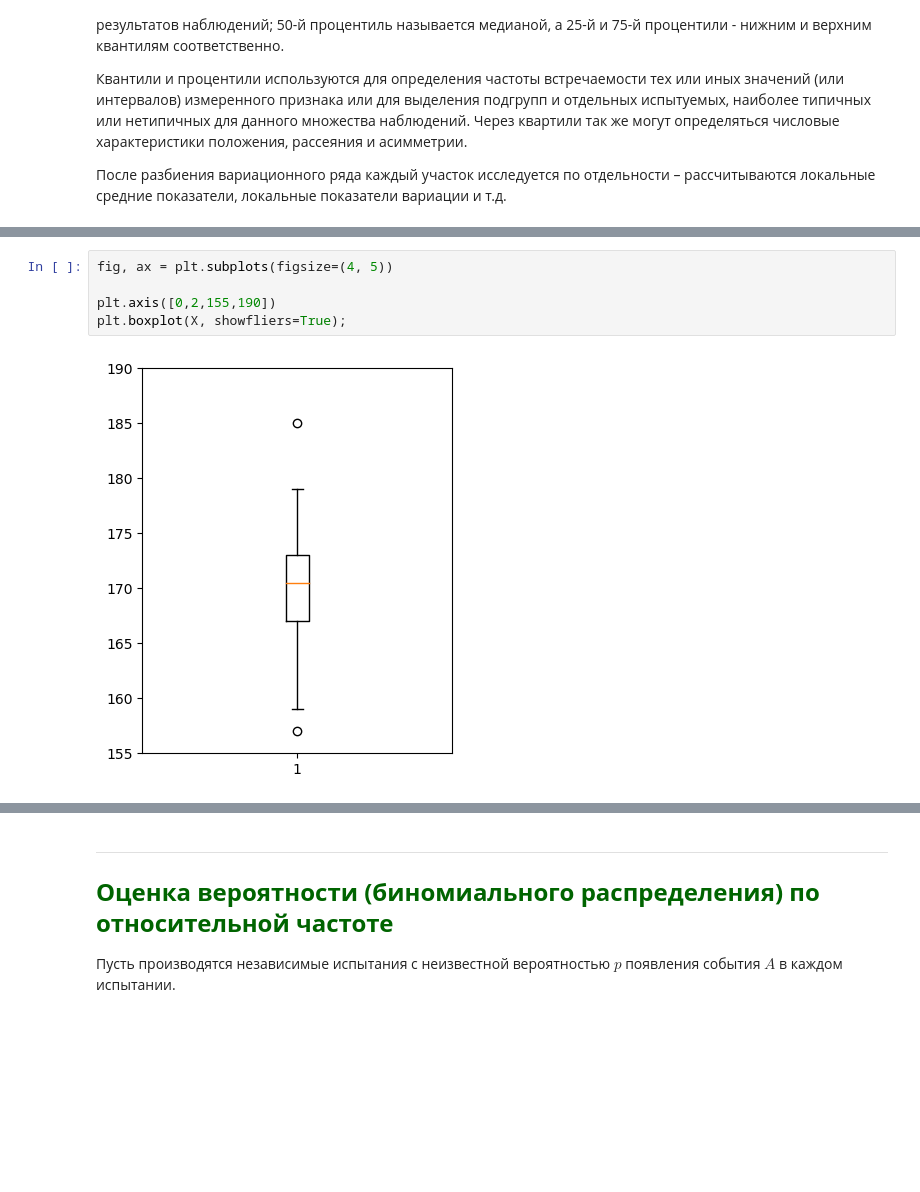
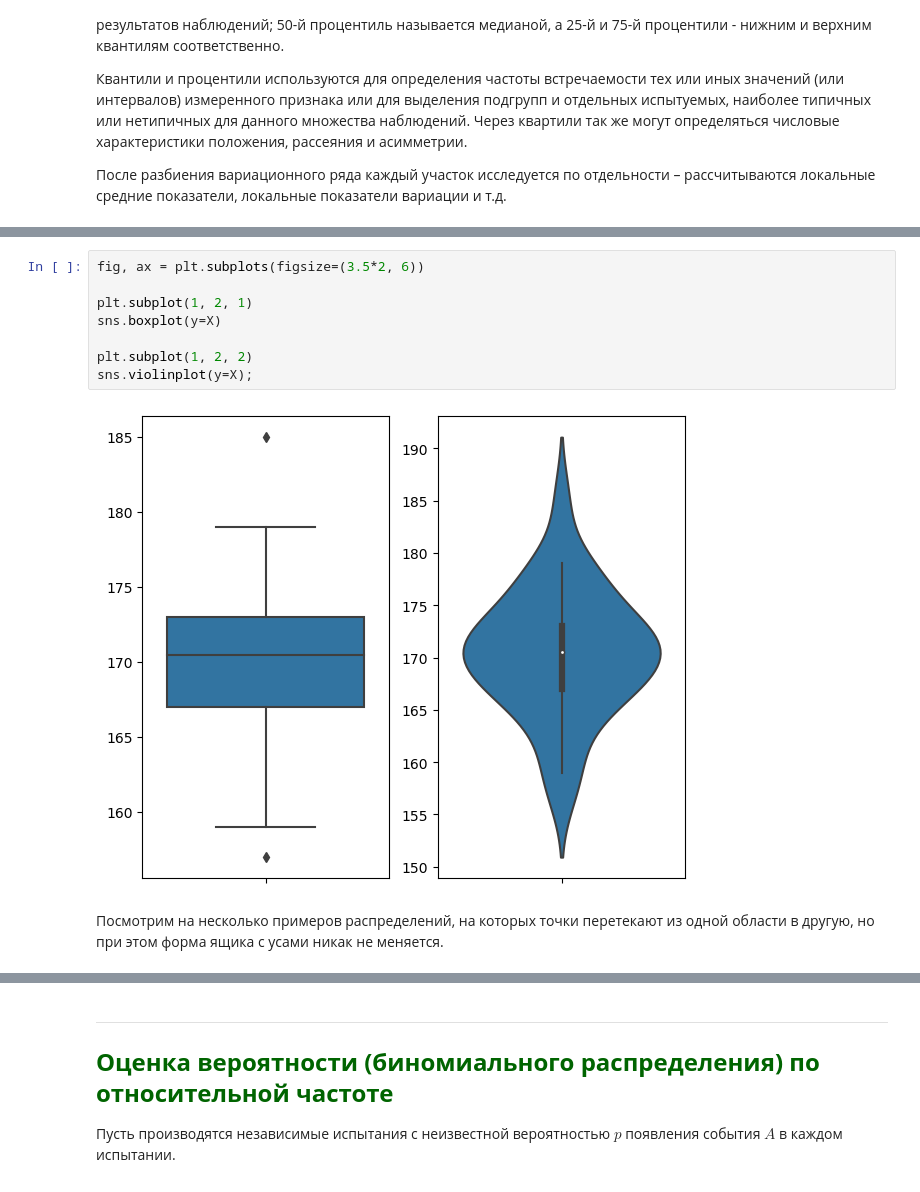
Before and after one commit to TanXmas/ProbabilityTheory_and_Statistics, a Jupyter notebook: St_02_Point estimates.ipynb, the cells around one changed output, grey strips where cells are left out. Saved outputs shown, nothing was run; the diff lists cells and outputs as text; blank space fills up the shorter version.

Commit message:
Update St02 (boxplot)

```diff
--- a/St_02_Point estimates.ipynb
+++ b/St_02_Point estimates.ipynb
@@ -366,9 +388,14 @@ print('Четвертый квартиль или 1 квантиль распр
 <u>**Интер-квартильный размах**</u> (IQR) \
 – "расстояние" или разница между 3 и 1 квартилем. По этому показателю можно судить насколько сильно разбросана выборка. В пределах интер-квартильного размаха лежит 50% всех наблюдений.![](https://upload.wikimedia.org/wikipedia/commons/1/1a/Boxplot_vs_PDF.svg)
 # %%
-fig, ax = plt.subplots(figsize=(4, 5))
+fig, ax = plt.subplots(figsize=(3.5*2, 6))
 
-plt.axis([0,2,155,190])
-plt.boxplot(X, showfliers=True);
+plt.subplot(1, 2, 1)
+sns.boxplot(y=X)
+
+plt.subplot(1, 2, 2)
+sns.violinplot(y=X);
 # %% [output]
-[figure, old version]
+[figure, new version]
+# %% [markdown]
+Посмотрим на несколько примеров распределений, на которых точки перетекают из одной области в другую, но при этом форма ящика с усами никак не меняется.
```
Also changed, not shown: parts of 12 cells of this notebook.
